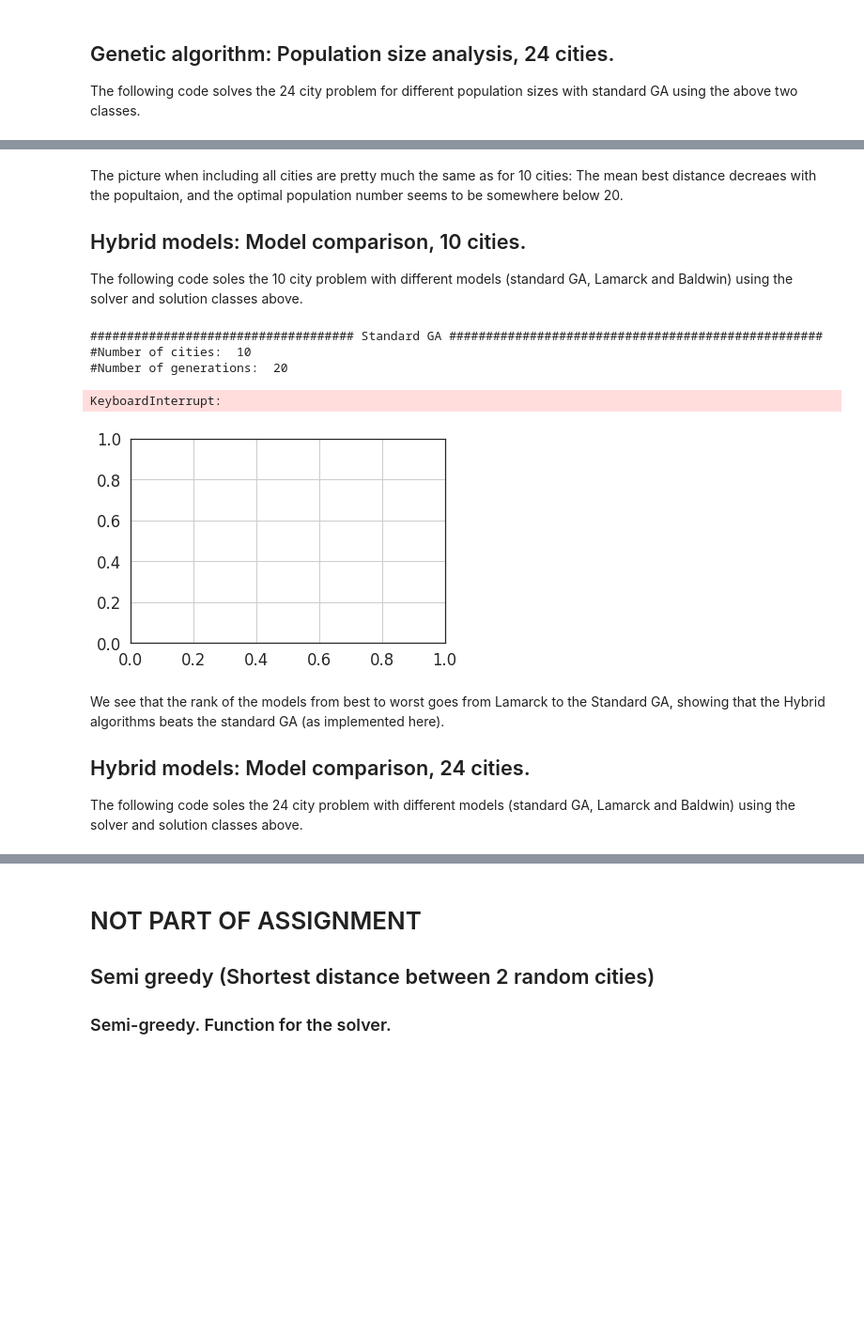
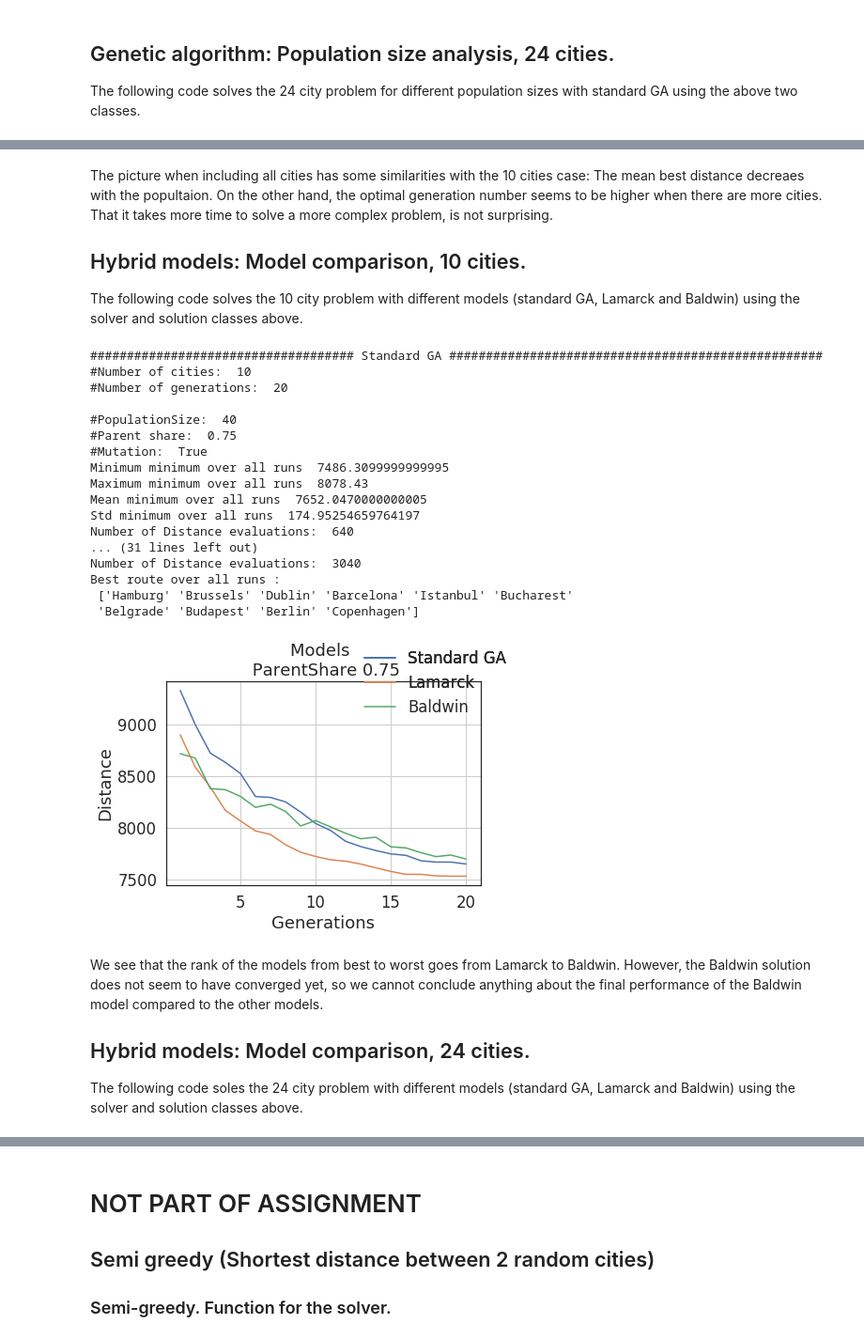
Before and after one commit to kaaja/BIC, a Jupyter notebook: m1/m1.ipynb, the cells around one changed output, grey strips where cells are left out. Shown at 94% size. Drawn from its saved outputs; the diff is of its cells as text; code cells hidden in the pictures; blank space fills up the shorter version.

Commit message:
mutation. cosmetics

```diff
--- a/m1/m1.ipynb
+++ b/m1/m1.ipynb
@@ -487,7 +483,8 @@ class GA:
 The following is the problem class, which takes in user given input specific to the problem, passes these specifics into the solver class (which solves the given problem) and creates prints and figures out of the results.
 # %%
 class SolveProblem:
-    def __init__(self, populationSizes, cityAlternatives, numberOfGenerations, runs, parentShare, models, plotType):
+    def __init__(self, populationSizes, cityAlternatives, numberOfGenerations, runs, parentShare, \
+                 mutation, models, plotType):
         if plotType == 'models':
             fig, ax = plt.subplots()
             legends = []
@@ -508,36 +505,28 @@ class SolveProblem:
                     legends = []
                 for populationSize in populationSizes:
 
-                    #populationSize = 8
-                    #numberOfCities = 10
-
                     smallesDistances = []
                     distances = []
                     bestTours = []
 
                     generationArray = np.zeros((runs, numberOfGenerations))
                     for runCounter in range(runs):
-                        ga2 = GA(populationSize, numberOfCities, parentShare, hybrid)
-                        survivalPopulation, distancesOrg, bestIndividual, minimumValue, bestIndividualNames, generationBest = \
-                        ga2.simulate(numberOfGenerations)
+                        ga2 = GA(populationSize, numberOfCities, parentShare, mutation, hybrid)
+                        survivalPopulation, distancesOrg, bestIndividual, minimumValue, bestIndividualNames, \
+                        generationBest = ga2.simulate(numberOfGenerations)
                         for generations in range(numberOfGenerations):
                             generationArray[runCounter][generations] = generationBest[generations]
-                        #print('\n Pop ', survivalPopulation, '\n distances', distances, '\n best ', bestIndividual, '\n minimumValue', \
-                        #     minimumValue, '\n bestIndividualNames', dualNames)
                         distances.append(minimumValue)
-                        #print('minimumValue', minimumValue)
                         bestTours.append(bestIndividualNames)
 
-                    #print('\n Generation array', generationArray)
-
                     generationalAverageOverRuns = np.zeros(numberOfGenerations)
-                    #print('size generationArray: ', np.shape(generationArray))
                     for generation in range(numberOfGenerations):
                         generationalAverageOverRuns[generation] = np.average(generationArray[:,generation])
                     generationalAveragesAllPopulations.append(generationalAverageOverRuns)
 
                     print('#PopulationSize: ', populationSize)
-                    #print('Number of generations: ', numberOfGenerations)
+                    print('#Parent share: ', parentShare)
+                    print('#Mutation: ', mutation)
                     minDistance = np.min(distances)
                     print('Minimum minimum over all runs ', minDistance)
                     maxDistance = np.max(distances)
@@ -557,16 +546,10 @@ class SolveProblem:
                     print('Number of Distance evaluations: ', totalNumberOfDistanceEvaluations)
                     minDistanceIndex = np.concatenate(np.argwhere(distances == minDistance))
                     print('Best route over all runs : \n', bestTours[minDistanceIndex[0]], '\n')
-                    #print('\n generationalAverageOverRuns \n', generationalAverageOverRuns, '\n')
-                    #print('Population last run (1 individual per row): \n', survivalPopulation, '\n')
-                    #print('\n TESTING routes: ', routes, '\n')
-
-                    #print('populationSize,  numberOfGenerations, len(ga2.pairs, len(parentSelection), len(pairIndices))', populationSize, \
-                     #     numberOfGenerations, len(ga2.pairs), len(ga2.pairIndices), '\n')
 
                 for populationSetting in range(len(populationSizes)):
                     ax.plot(np.arange(1, numberOfGenerations+1), generationalAveragesAllPopulations[populationSetting]), \
-                           #label='Population %d' % populationSizes[populationSetting])
+
                     if plotType == 'models':
                         if hybrid == False:
                             legends.append(header)
@@ -574,12 +557,11 @@ class SolveProblem:
                             legends.append(hybrid)
                     elif plotType == 'populations':
                         legends.append(populationSizes[populationSetting])
+
                 fig.legend(legends)
                 ax.set_xlabel('Generations')
                 ax.set_ylabel('Distance')
                 if plotType == 'models':
-                    ax.set_title('Model \n comparison')
+                    ax.set_title('Models \n ParentShare %.2f' %parentShare)
                 elif plotType == 'populations':
                     ax.set_title('Population comparison \n Model: %s' %header)
-                #ax.set_title('Lowest distance per generation \n averaged over runs')
-                #ax.set_title([header, numberOfCities, 'cities'])#, '\n', 'Cities: ', numberOfCities)
@@ -663,26 +735,41 @@ Best route over all runs :
 # %% [markdown]
-The picture when including all cities are pretty much the same as for 10 cities: The mean best distance decreaes with the popultaion, and the optimal population number seems to be somewhere below 20.<br>
+The picture when including all cities has some similarities with the 10 cities case: The mean best distance decreaes with the popultaion. On the other hand, the optimal generation number seems to be higher when there are more cities. That it takes more time to solve a more complex problem, is not surprising.<br>
 
 ## Hybrid models: Model comparison, 10 cities.
-The following code soles the 10 city problem with different models (standard GA, Lamarck and Baldwin) using the solver and solution classes above.
+The following code solves the 10 city problem with different models (standard GA, Lamarck and Baldwin) using the solver and solution classes above.
 # %%
 plotType = 'models'
 #plotType = 'populations'
 populationSizes = [40]#[5,  20, 40]#, 160]
 cityAlternatives = [10]#[10, 24]
 numberOfGenerations = 20
 runs = 20
-parentShare = 0.5
+parentShare = 0.75
+mutation = True
 models = [False, 'Lamarck', 'Baldwin']
-problem1 = SolveProblem(populationSizes, cityAlternatives, numberOfGenerations, runs, parentShare, models, plotType)
+problem1 = SolveProblem(populationSizes, cityAlternatives, numberOfGenerations, runs,\
+                        parentShare, mutation, models, plotType)
 # %% [output]
 #################################### Standard GA ###################################################
 #Number of cities:  10
 #Number of generations:  20
+
+#PopulationSize:  40
+#Parent share:  0.75
+#Mutation:  True
+Minimum minimum over all runs  7486.3099999999995
+Maximum minimum over all runs  8078.43
+Mean minimum over all runs  7652.0470000000005
+Std minimum over all runs  174.95254659764197
+Number of Distance evaluations:  640
+... (31 lines left out)
+Number of Distance evaluations:  3040
+Best route over all runs :
+ ['Hamburg' 'Brussels' 'Dublin' 'Barcelona' 'Istanbul' 'Bucharest'
+ 'Belgrade' 'Budapest' 'Berlin' 'Copenhagen']
-KeyboardInterrupt:
-[figure, old version]
+[figure, new version]
 # %% [markdown]
-We see that the rank of the models from best to worst goes from Lamarck to the Standard GA, showing that the Hybrid algorithms beats the standard GA (as implemented here).<br>
+We see that the rank of the models from best to worst goes from Lamarck to Baldwin. However, the Baldwin solution does not seem to have converged yet, so we cannot conclude anything about the final performance of the Baldwin model compared to the other models.<br>
 
 ## Hybrid models: Model comparison, 24 cities.
 The following code soles the 24 city problem with different models (standard GA, Lamarck and Baldwin) using the solver and solution classes above.
```
Also changed, not shown: parts of 21 cells of this notebook.
